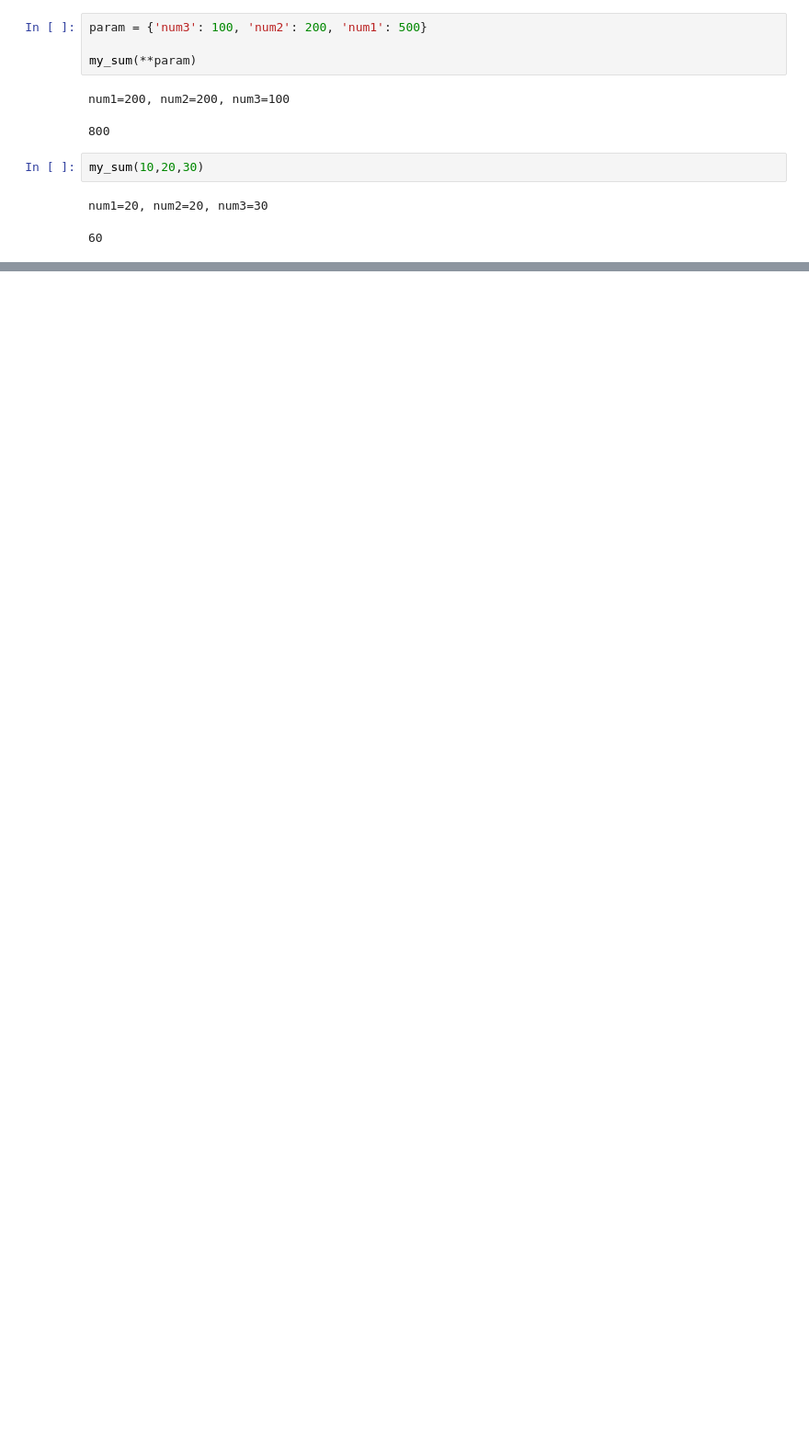
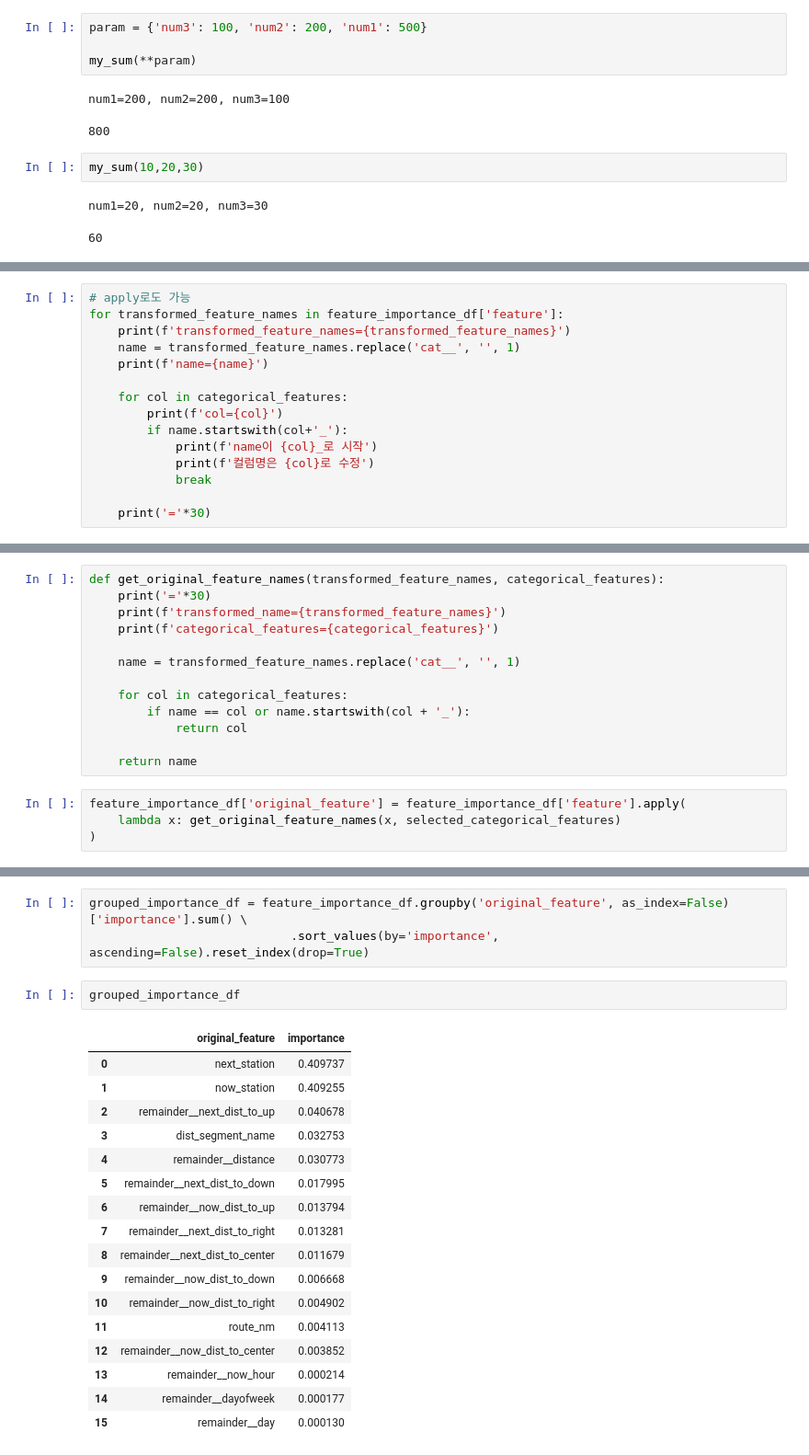
Before and after one commit to zzioozzioo/h26_DL, a Jupyter notebook: jeju_bus_arrival_prediction/1_11_hyper_parameter_tuning.ipynb, the cells around one changed output, grey strips where cells are left out. Shown at 92% size. Drawn from its saved outputs; the diff is of its cells as text; blank space fills up the shorter version.

```diff
--- a/jeju_bus_arrival_prediction/1_11_hyper_parameter_tuning.ipynb
+++ b/jeju_bus_arrival_prediction/1_11_hyper_parameter_tuning.ipynb
@@ -457,0 +672,15 @@ np.float64(-18.88917465209961)
+# %%
+# apply로도 가능
+for transformed_feature_names in feature_importance_df['feature']:
+    print(f'transformed_feature_names={transformed_feature_names}')
+    name = transformed_feature_names.replace('cat__', '', 1)
+    print(f'name={name}')
+
+    for col in categorical_features:
+        print(f'col={col}')
+        if name.startswith(col+'_'):
+            print(f'name이 {col}_로 시작')
+            print(f'컬럼명은 {col}로 수정')
+            break
+
+    print('='*30)
@@ -457,0 +705,17 @@ np.float64(-18.88917465209961)
+# %%
+def get_original_feature_names(transformed_feature_names, categorical_features):
+    print('='*30)
+    print(f'transformed_name={transformed_feature_names}')
+    print(f'categorical_features={categorical_features}')
+
+    name = transformed_feature_names.replace('cat__', '', 1)
+
+    for col in categorical_features:
+        if name == col or name.startswith(col + '_'):
+            return col
+
+    return name
+# %%
+feature_importance_df['original_feature'] = feature_importance_df['feature'].apply(
+    lambda x: get_original_feature_names(x, selected_categorical_features)
+)
@@ -457,0 +756,23 @@ np.float64(-18.88917465209961)
+# %%
+grouped_importance_df = feature_importance_df.groupby('original_feature', as_index=False)['importance'].sum() \
+                            .sort_values(by='importance', ascending=False).reset_index(drop=True)
+# %%
+grouped_importance_df
+# %% [output]
+|  | original_feature | importance |
+| 0 | next_station | 0.409737 |
+| 1 | now_station | 0.409255 |
+| 2 | remainder__next_dist_to_up | 0.040678 |
+| 3 | dist_segment_name | 0.032753 |
+| 4 | remainder__distance | 0.030773 |
+| 5 | remainder__next_dist_to_down | 0.017995 |
+| 6 | remainder__now_dist_to_up | 0.013794 |
+| 7 | remainder__next_dist_to_right | 0.013281 |
+| 8 | remainder__next_dist_to_center | 0.011679 |
+| 9 | remainder__now_dist_to_down | 0.006668 |
+| 10 | remainder__now_dist_to_right | 0.004902 |
+| 11 | route_nm | 0.004113 |
+| 12 | remainder__now_dist_to_center | 0.003852 |
+| 13 | remainder__now_hour | 0.000214 |
+| 14 | remainder__dayofweek | 0.000177 |
+| 15 | remainder__day | 0.000130 |
```
Also changed, not shown: parts of 38 cells of this notebook.
